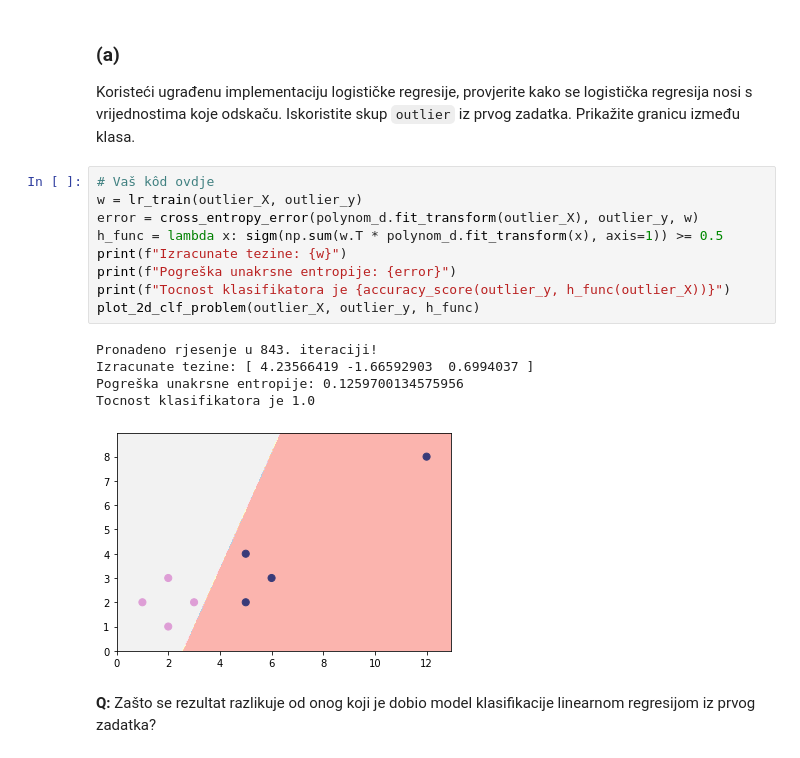
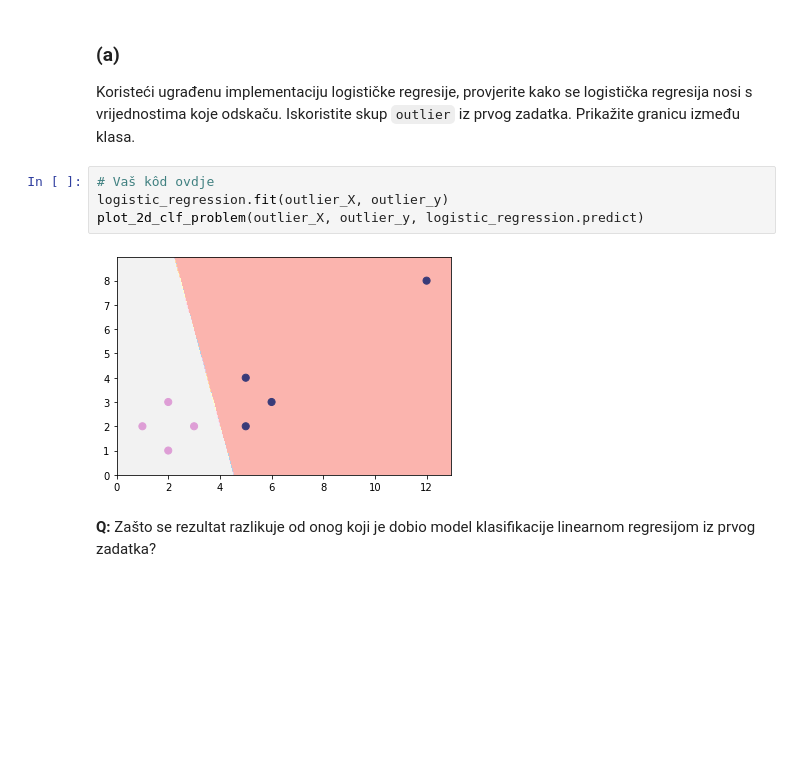
Before and after one commit to dbrcina/SU-FER-2020-21, a Jupyter notebook: SU-2020-LAB02-0036506587.ipynb, the cells around one changed output. Cells and saved outputs as stored; diff of their text form; blank space fills up the shorter version.

```diff
--- a/SU-2020-LAB02-0036506587.ipynb
+++ b/SU-2020-LAB02-0036506587.ipynb
@@ -409,21 +409,12 @@ Tocnost klasifikatora je 1.0
 ### (a)
 
 Koristeći ugrađenu implementaciju logističke regresije, provjerite kako se logistička regresija nosi s vrijednostima koje odskaču. Iskoristite skup `outlier` iz prvog zadatka. Prikažite granicu između klasa.
-# %%
-# Vaš kôd ovdje
-w = lr_train(outlier_X, outlier_y)
-error = cross_entropy_error(polynom_d.fit_transform(outlier_X), outlier_y, w)
-h_func = lambda x: sigm(np.sum(w.T * polynom_d.fit_transform(x), axis=1)) >= 0.5
-print(f"Izracunate tezine: {w}")
-print(f"Pogreška unakrsne entropije: {error}")
-print(f"Tocnost klasifikatora je {accuracy_score(outlier_y, h_func(outlier_X))}")
-plot_2d_clf_problem(outlier_X, outlier_y, h_func)
-# %% [output]
-Pronadeno rjesenje u 843. iteraciji!
-Izracunate tezine: [ 4.23566419 -1.66592903  0.6994037 ]
-Pogreška unakrsne entropije: 0.1259700134575956
-Tocnost klasifikatora je 1.0
-[figure, removed]
+# %%
+# Vaš kôd ovdje
+logistic_regression.fit(outlier_X, outlier_y)
+plot_2d_clf_problem(outlier_X, outlier_y, logistic_regression.predict)
+# %% [output]
+[figure, added]
 # %% [markdown]
 **Q:** Zašto se rezultat razlikuje od onog koji je dobio model klasifikacije linearnom regresijom iz prvog zadatka?
 # %% [markdown]
```
Also changed, not shown: parts of 6 cells of this notebook.
